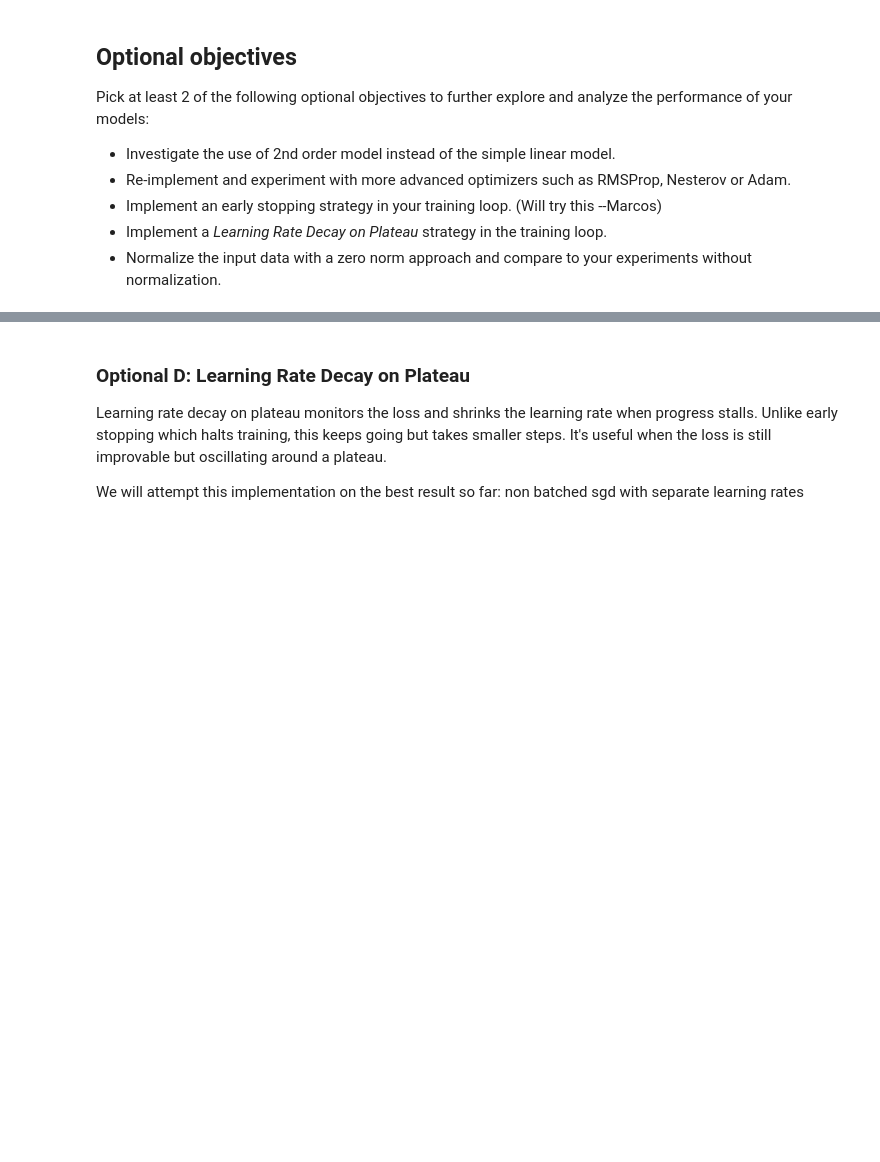
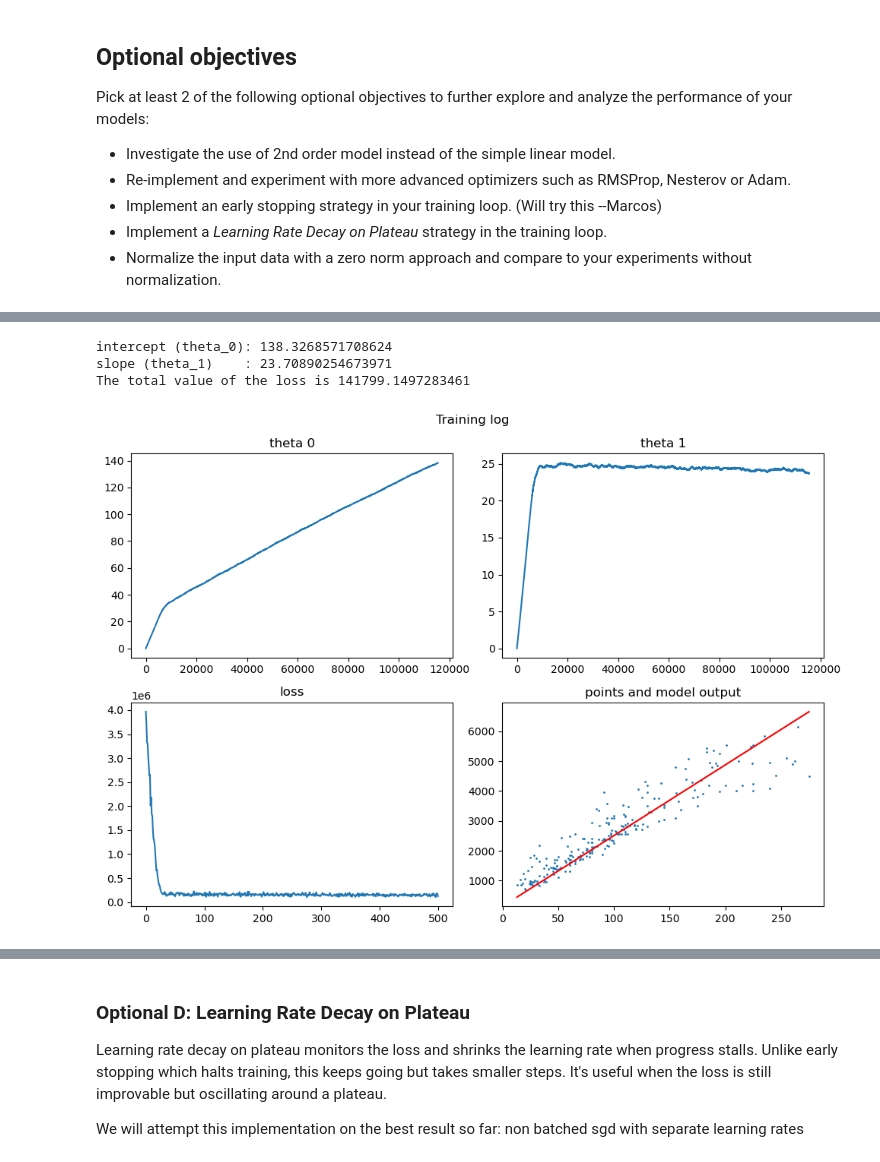
Before and after one commit to marcosncosta1/DeepLearning_practical_2, a Jupyter notebook: student-input/cg-linear-regression-stud.ipynb, the cells around one changed output, grey strips where cells are left out. Drawn from its saved outputs; the diff is of its cells as text; code cells hidden in the pictures; blank space fills up the shorter version.

```diff
--- a/student-input/cg-linear-regression-stud.ipynb
+++ b/student-input/cg-linear-regression-stud.ipynb
@@ -647,0 +652,50 @@ Pick at least 2 of the following optional objectives to further explore and anal
+# %%
+alpha = 0.005          # base learning rate (try 1e-3 to 1e-2)
+beta = 0.9             # decay rate for the squared-gradient moving average
+epsilon = 1e-8         # numerical stability constant
+epochs = 500           # number of epochs (an epoch is a loop over the whole training set)
+N = len(living_area)
+t0 = 0.0
+t1 = 0.0
+
+# running averages of squared gradients
+rms_t0 = 0.0
+rms_t1 = 0.0
+
+loss_evolution = []
+t0_evolution = []
+t1_evolution = []
+
+for epoch in range(epochs):
+    epoch_loss = 0.0
+    for step in range(N):
+        n = random.choice(range(0, N))
+        cg.reset_values()
+        cg.forward([living_area[n], t0, t1, rent_price[n]])
+        cg.backward()
+
+        # exponential moving average of squared gradients
+        rms_t0 = beta * rms_t0 + (1 - beta) * (theta_0.grad_v ** 2)
+        rms_t1 = beta * rms_t1 + (1 - beta) * (theta_1.grad_v ** 2)
+
+        # RMSProp update: normalize gradient by RMS of recent gradients
+        t0 -= (alpha / (np.sqrt(rms_t0) + epsilon)) * theta_0.grad_v
+        t1 -= (alpha / (np.sqrt(rms_t1) + epsilon)) * theta_1.grad_v
+
+        epoch_loss += j.v
+        t0_evolution.append(t0)
+        t1_evolution.append(t1)
+
+    loss_evolution.append(epoch_loss / N)
+
+print("intercept (theta_0):", t0)
+print("slope (theta_1)    :", t1)
+y_hat = t0 + t1 * living_area
+J = mse_loss(y_hat, rent_price)
+print("The total value of the loss is", J)
+plot_training_log(loss_evolution, t0_evolution, t1_evolution, living_area, rent_price)
+# %% [output]
+intercept (theta_0): 138.3268571708624
+slope (theta_1)    : 23.70890254673971
+The total value of the loss is 141799.1497283461
+[figure, added]
```
Also changed, not shown: parts of 6 cells of this notebook.
